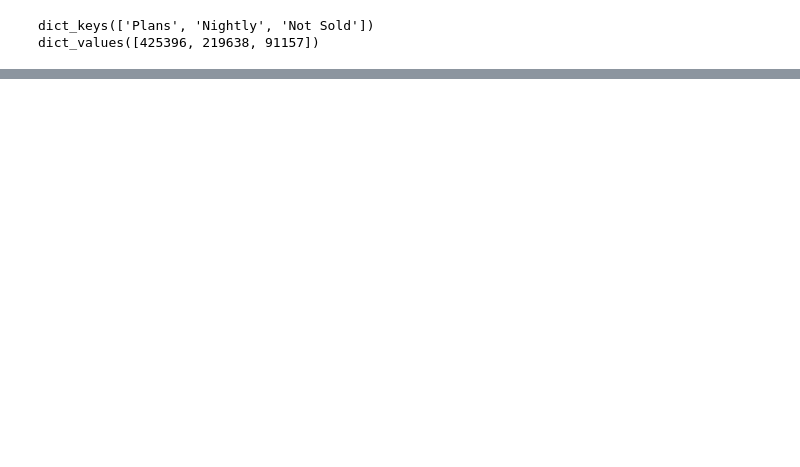
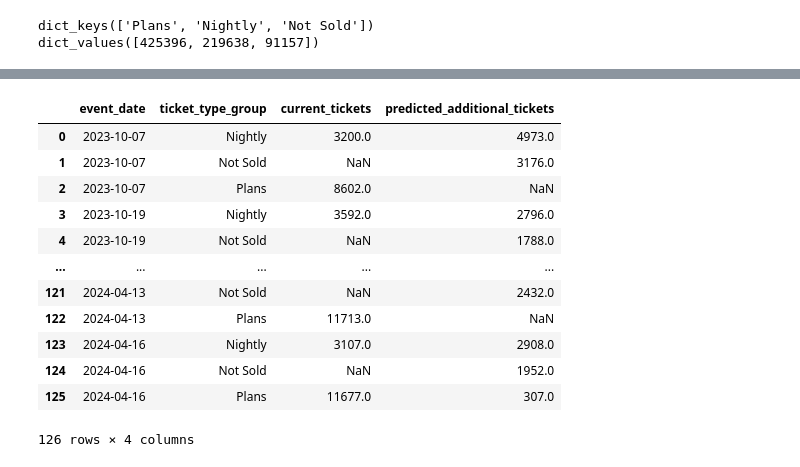
Before and after one commit to riffere-fla/pandas_party, a Jupyter notebook: ticket_revenue_model_2324.ipynb, the cells around one changed output, grey strips where cells are left out. Drawn from its saved outputs; the diff is of its cells as text; code cells hidden in the pictures; blank space fills up the shorter version.

```diff
--- a/ticket_revenue_model_2324.ipynb
+++ b/ticket_revenue_model_2324.ipynb
@@ -341,0 +328,4 @@ plt.show()
+# %%
+df_final_not_sold['rank'] = df_final_not_sold.groupby(by = 'event_date')['Plans'].rank(ascending = False)
+df_final_not_sold['predicted_final'] = df_final_not_sold.apply(lambda row: 'Plans' if row['predicted'] == 'Plans' and row['rank'] <= row['actual_plan_add'] else
+                                             ('Nightly' if row['predicted'] == 'Nightly' or row['Nightly'] > row['Not Sold'] else 'Not Sold'), axis = 1)
@@ -341,0 +343,35 @@ plt.show()
+# %%
+df_final_not_sold = df_final_not_sold.groupby(by = ['event_date','predicted_final'])['random'].count()
+df_final_not_sold = df_final_not_sold.to_frame()
+df_final_not_sold.reset_index(inplace = True)
+
+df_final_sold = df_final[df_final['ticket_type_final'] != 'Not Sold']
+df_final_sold = df_final_sold.groupby(by = ['event_date','ticket_type_group'])['random'].count()
+df_final_sold = df_final_sold.to_frame()
+df_final_sold.reset_index(inplace = True)
+# %%
+df_final_not_sold.rename(columns = {'predicted_final':'ticket_type_group','random':'predicted_additional_tickets'}, inplace=True)
+df_final_sold.rename(columns = {'random':'current_tickets'}, inplace=True)
+# %%
+df = df_final.groupby(by = ['event_date', 'ticket_type_group'])['random'].sum()
+df = df.to_frame()
+df.reset_index(inplace = True)
+df = df[['event_date', 'ticket_type_group']]
+# %%
+df = df.merge(right = df_final_sold, how = 'left', on = ['event_date', 'ticket_type_group'])
+df = df.merge(right = df_final_not_sold, how = 'left', on = ['event_date', 'ticket_type_group'])
+df
+# %% [output]
+|  | event_date | ticket_type_group | current_tickets | predicted_additional_tickets |
+| 0 | 2023-10-07 | Nightly | 3200.0 | 4973.0 |
+| 1 | 2023-10-07 | Not Sold | NaN | 3176.0 |
+| 2 | 2023-10-07 | Plans | 8602.0 | NaN |
+| 3 | 2023-10-19 | Nightly | 3592.0 | 2796.0 |
+| 4 | 2023-10-19 | Not Sold | NaN | 1788.0 |
+| ... | ... | ... | ... | ... |
+| 121 | 2024-04-13 | Not Sold | NaN | 2432.0 |
+| 122 | 2024-04-13 | Plans | 11713.0 | NaN |
+| 123 | 2024-04-16 | Nightly | 3107.0 | 2908.0 |
+| 124 | 2024-04-16 | Not Sold | NaN | 1952.0 |
+| 125 | 2024-04-16 | Plans | 11677.0 | 307.0 |
+126 rows × 4 columns
```
Also changed, not shown: parts of 18 cells of this notebook, 1 other file.
